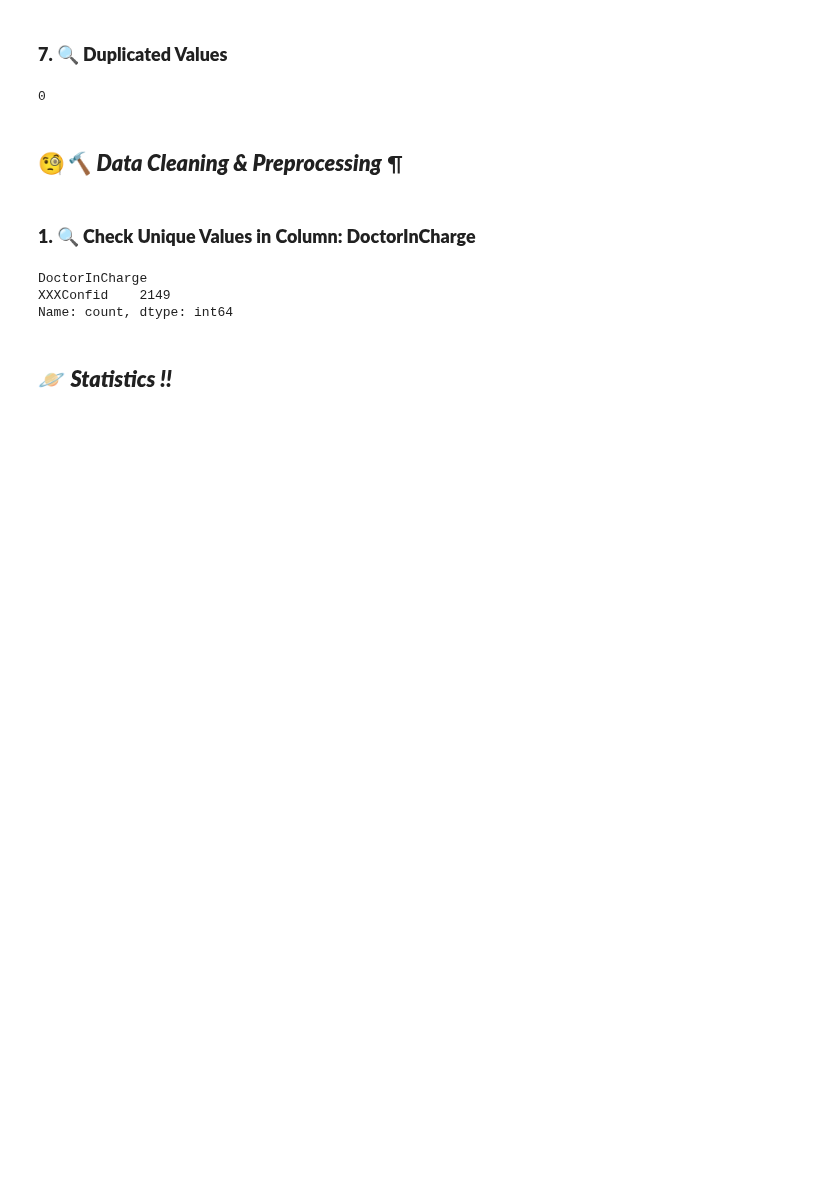
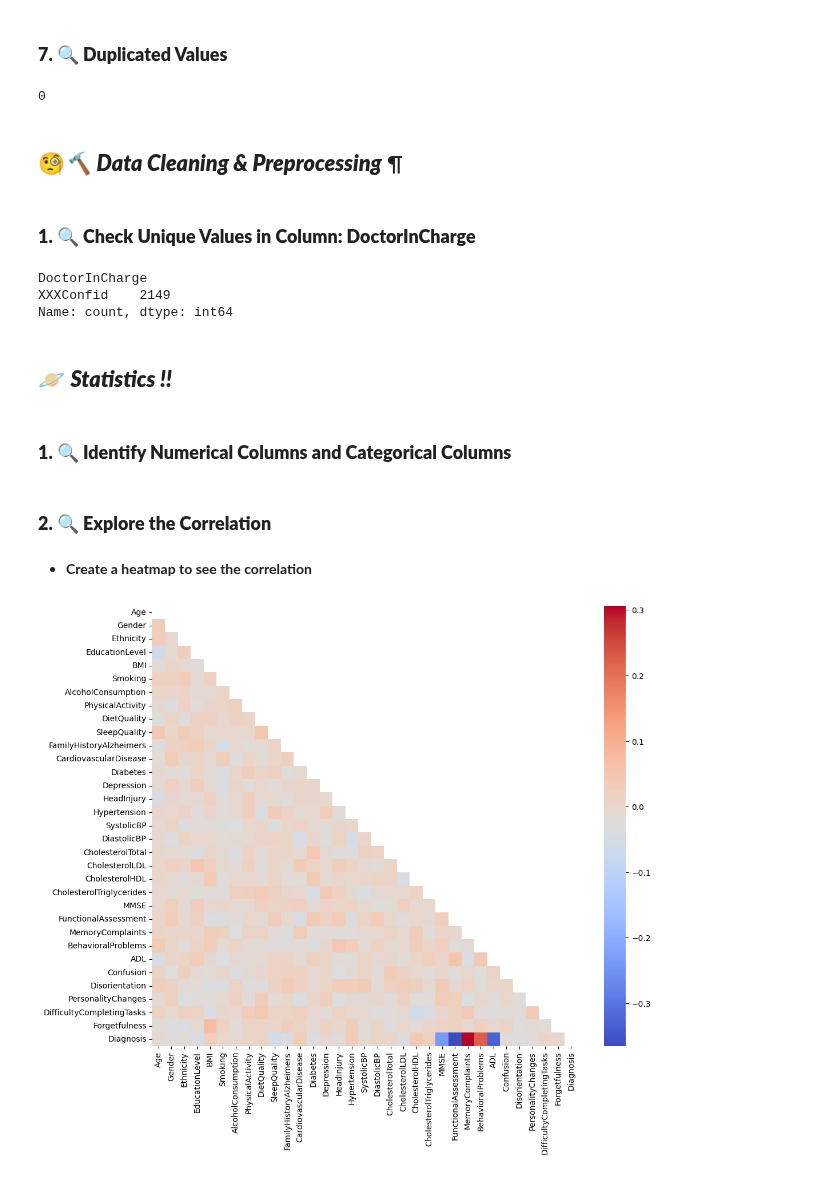
Before and after one commit to yigaai/Psycho_Neuro_ML_Project, a Jupyter notebook: alzheimer-s-disease-prediction.ipynb, the cells around one changed output. Cells and saved outputs as stored; diff of their text form; code cells hidden in the pictures; blank space fills up the shorter version.

```diff
--- a/alzheimer-s-disease-prediction.ipynb
+++ b/alzheimer-s-disease-prediction.ipynb
@@ -181,3 +187,5 @@ Name: count, dtype: int64
 df.drop(['PatientID', 'DoctorInCharge'], axis=1, inplace=True)
 # %% [markdown]
 ## 🪐 ***Statistics !!***
+# %% [markdown]
+### **1. 🔍 Identify Numerical Columns and Categorical Columns**
@@ -183,0 +197,12 @@ df.drop(['PatientID', 'DoctorInCharge'], axis=1, inplace=True)
+# %% [markdown]
+### **2. 🔍 Explore the Correlation**
+# %% [markdown]
+* **Create a heatmap to see the correlation**
+# %%
+mask = np.triu(np.ones_like(df.corr(), dtype=bool))
+
+plt.figure(figsize=(12, 10))
+sns.heatmap(df.corr(), mask=mask, cmap='coolwarm')
+plt.show()
+# %% [output]
+[figure, added]
```
Also changed, not shown: parts of 7 cells of this notebook.
